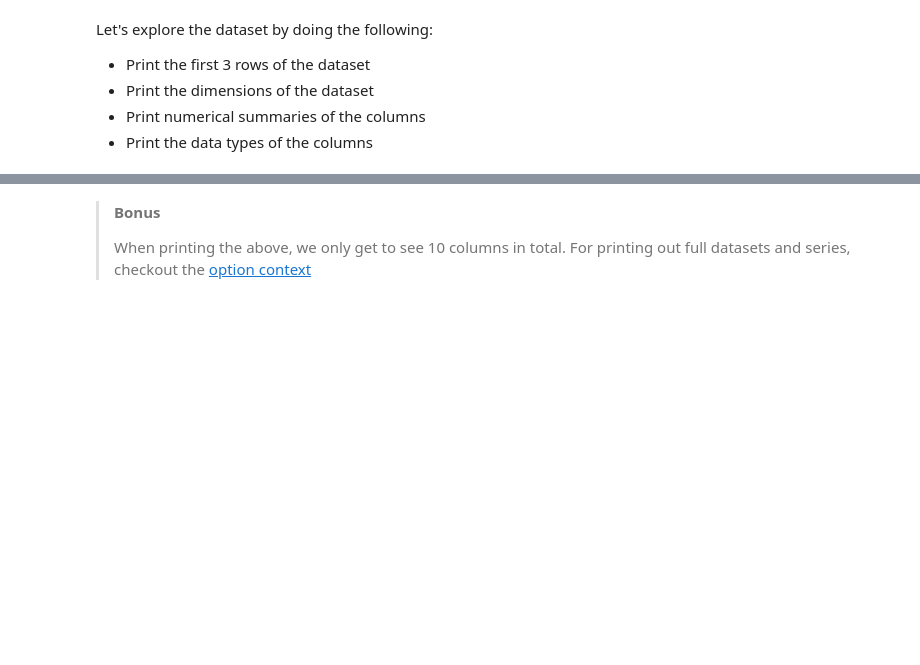
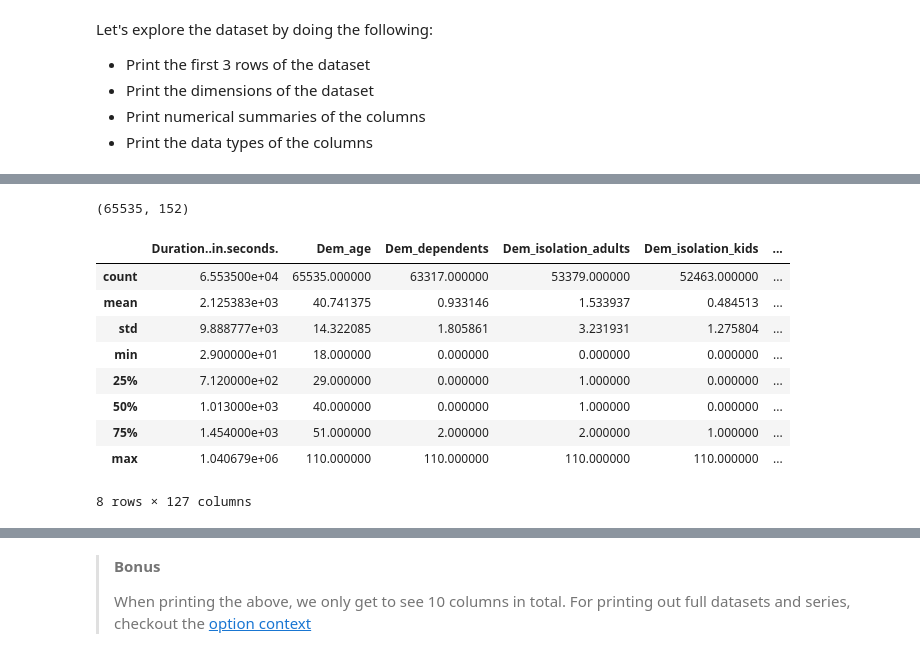
Before and after one commit to mat10599/python_for_data_science, a Jupyter notebook: session-one-project-questions.ipynb, the cells around one changed output, grey strips where cells are left out. Drawn from its saved outputs; the diff is of its cells as text; code cells hidden in the pictures; blank space fills up the shorter version.

```diff
--- a/session-one-project-questions.ipynb
+++ b/session-one-project-questions.ipynb
@@ -37,3 +33,10 @@ raw_df = pd.read_csv(
+# %%
+raw_df = pd.read_csv("covidstress.csv",
+             low_memory = False,
+             parse_dates = ['RecordedDate'],
+             index_col = 0,
+             dayfirst = True
+)
 # %% [markdown]
 > **Bonus**
 >
@@ -49,6 +59,21 @@ Let's explore the dataset by doing the following:
 # %%
 # Dimensions of the dataset
+raw_df.shape
+# %% [output]
+(65535, 152)
 # %%
 # Numerical summaries of the columns
+raw_df.describe()
+# %% [output]
+|  | Duration..in.seconds. | Dem_age | Dem_dependents | Dem_isolation_adults | Dem_isolation_kids | ... |
+| count | 6.553500e+04 | 65535.000000 | 63317.000000 | 53379.000000 | 52463.000000 | ... |
+| mean | 2.125383e+03 | 40.741375 | 0.933146 | 1.533937 | 0.484513 | ... |
+| std | 9.888777e+03 | 14.322085 | 1.805861 | 3.231931 | 1.275804 | ... |
+| min | 2.900000e+01 | 18.000000 | 0.000000 | 0.000000 | 0.000000 | ... |
+| 25% | 7.120000e+02 | 29.000000 | 0.000000 | 1.000000 | 0.000000 | ... |
+| 50% | 1.013000e+03 | 40.000000 | 0.000000 | 1.000000 | 0.000000 | ... |
+| 75% | 1.454000e+03 | 51.000000 | 2.000000 | 2.000000 | 1.000000 | ... |
+| max | 1.040679e+06 | 110.000000 | 110.000000 | 110.000000 | 110.000000 | ... |
+8 rows × 127 columns
 # %%
 # Data types of columns
```
Also changed, not shown: parts of 9 cells of this notebook.
